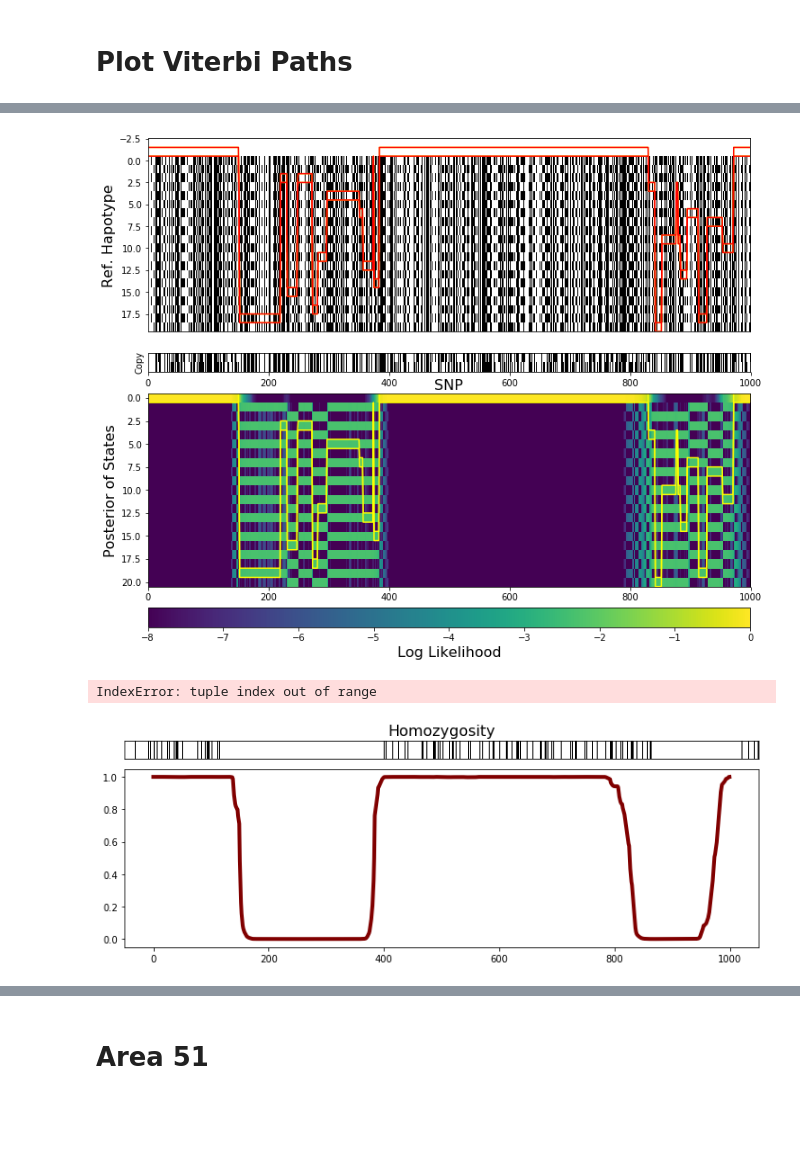
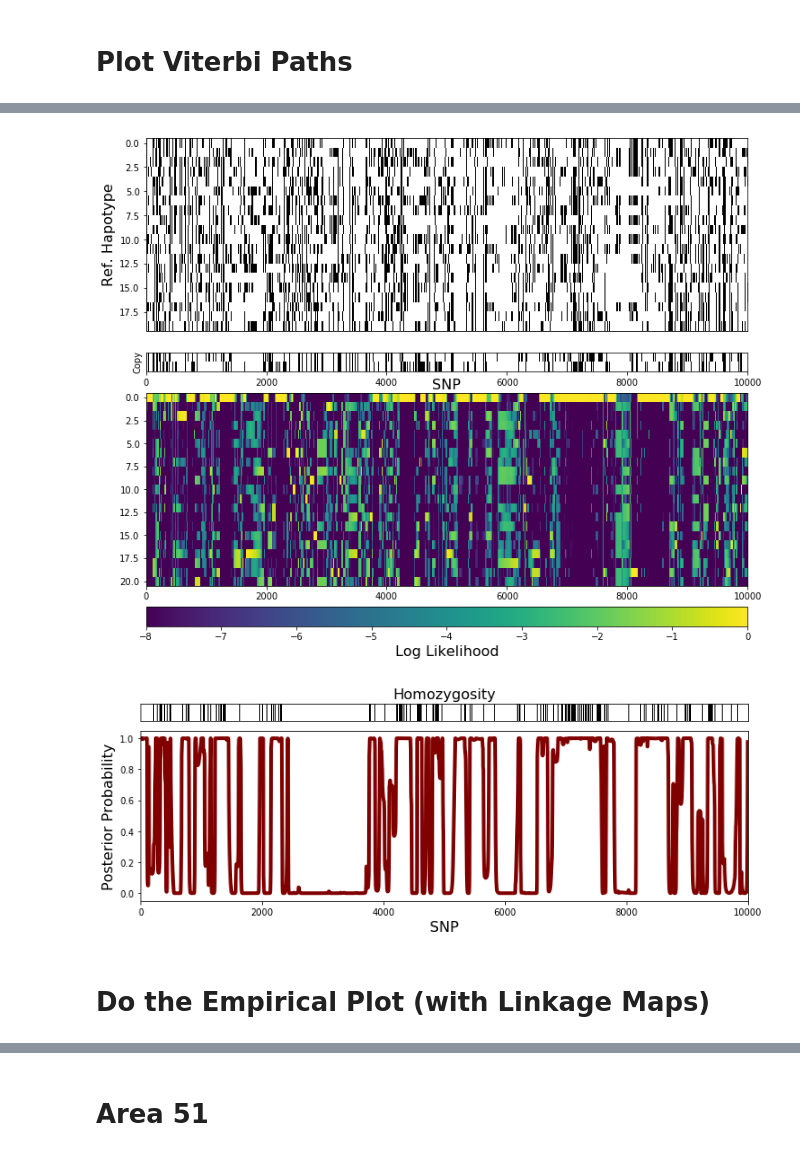
Before and after one commit to hringbauer/hapROH, a Jupyter notebook: Notebooks/figures.ipynb, the cells around one changed output, grey strips where cells are left out. Cells and saved outputs as stored; diff of their text form; code cells hidden in the pictures; blank space fills up the shorter version.

Commit message:
First Real Data Analysis

```diff
--- a/Notebooks/figures.ipynb
+++ b/Notebooks/figures.ipynb
@@ -77,8 +81,12 @@ Successfully loaded Data from: ../Simulated/TestMVN2Copy/
 # %%
-def plot_posterior(folder = "../Simulated/Test20r/", save=True):
-    """Plot Viterbi Path of Haplotype copying"""
-    ref_states, ob_stat, lats, viterbi_path, posterior = load_data(folder=folder)
+def plot_posterior(folder = "../Simulated/Test20r/", save=True, empirical=False):
+    """Plot Viterbi Path of Haplotype copying.
+    save: Whether to save the results.
+    empirical: If true, do not load and plot latent states"""
+    ref_states, ob_stat, lats, viterbi_path, posterior = load_data(folder, empirical)
 
+    if empirical == True:
+        refs = np.array([refs[i,:] != refs[0,:] for i in range(len(refs))])  # Polarize Markers
 
     ###########################
     ###########################
@@ -98,10 +106,11 @@ def plot_posterior(folder = "../Simulated/Test20r/", save=True):
     ax3 = plt.subplot(gs[3])
 
     ax.imshow(ref_states, cmap='Greys',  aspect='auto')
-    ax.plot(lats[:] - 1.5, linewidth=1.5, color="yellow", label="Latent State1") # Plot upper Boarder
-    ax.plot(lats[:] - 0.5, linewidth=1.5, color="yellow") # Plot lower boarder
-    ax.plot(lats[:] - 1.5, linewidth=1.5, color="red", label="Latent State2") # Plot upper Boarder
-    ax.plot(lats[:] - 0.5, linewidth=1.5, color="red") # Plot lower boarder
+    if empirical == False:
+        ax.plot(lats[:] - 1.5, linewidth=1.5, color="yellow", label="Latent State1") # Plot upper Boarder
+        ax.plot(lats[:] - 0.5, linewidth=1.5, color="yellow") # Plot lower boarder
+        ax.plot(lats[:] - 1.5, linewidth=1.5, color="red", label="Latent State2") # Plot upper Boarder
+        ax.plot(lats[:] - 0.5, linewidth=1.5, color="red") # Plot lower boarder
 
     ax.set_ylabel("Ref. Hapotype",fontsize=fs)
     #ax.axhline(-.3)
@@ -120,12 +129,14 @@ def plot_posterior(folder = "../Simulated/Test20r/", save=True):
 
     # Do the Posterior:
     ax2.imshow(posterior, aspect='auto', cmap=cmap, norm=norm)
-    ax2.plot(lats[:] - 0.5, linewidth=1.5, color="yellow", label="Latent State1") # Plot upper Boarder
-    ax2.plot(lats[:] + 0.5, linewidth=1.5, color="yellow") # Plot lower boarder
-    #ax2.plot(lats[1,:] - 0.5, linewidth=1.5, color="red", label="Latent State2") # Plot upper Boarder
-    #ax2.plot(lats[1,:] + 0.5, linewidth=1.5, color="red") # Plot lower boarder
-    #ax2.plot(viterbi_path-1.0, linewidth=4, color="blue", label="Viterbi Path")x2.plot(viterbi_path-1.0, linewidth=4, color="blue", label="Viterbi Path")
-    ax2.set_ylabel("Posterior of States", fontsize=fs)
+
+    if empirical == False:
+        ax2.plot(lats[:] - 0.5, linewidth=1.5, color="yellow", label="Latent State1") # Plot upper Boarder
+        ax2.plot(lats[:] + 0.5, linewidth=1.5, color="yellow") # Plot lower boarder
+        #ax2.plot(lats[1,:] - 0.5, linewidth=1.5, color="red", label="Latent State2") # Plot upper Boarder
+        #ax2.plot(lats[1,:] + 0.5, linewidth=1.5, color="red") # Plot lower boarder
+        #ax2.plot(viterbi_path-1.0, linewidth=4, color="blue", label="Viterbi Path")x2.plot(viterbi_path-1.0, linewidth=4, color="blue", label="Viterbi Path")
+        ax2.set_ylabel("Posterior of States", fontsize=fs)
 
     ### Color Map
     cb1 = clb.ColorbarBase(ax3, cmap=cmap,
@@ -161,10 +172,9 @@ def plot_posterior(folder = "../Simulated/Test20r/", save=True):
     ax.set_yticks([])
     ax.set_title("Homozygosity", fontsize=fs)
 
-
     ax1.plot(np.exp(posterior[0,:]), linewidth=4, color="maroon", label="State 0")
     #ax1.legend(fontsize=fs, loc="lower center")
-    ax1.set_xlim(0, np.shape(lats)[1])
+    ax1.set_xlim(0, np.shape(posterior)[1])
     ax1.set_ylabel("Posterior Probability", fontsize=fs)
     ax1.set_xlabel("SNP", fontsize=fs)
 
@@ -173,5 +183,6 @@ def plot_posterior(folder = "../Simulated/Test20r/", save=True):
 
     plt.show()
 # %%
-plot_posterior(folder = "../Simulated/Test2r/", save=True)
+#plot_posterior(folder = "../Simulated/Test2r/", save=True)
+plot_posterior(folder = "../Empirical/Sard20_0-10kROH/", save=True, empirical=True)
 # %% [output]
@@ -179,3 +190,4 @@ Successfully loaded Data from: ../Simulated/Test2r/
-[figure, old version]
+[figure, new version]
-IndexError: tuple index out of range
-[figure, old version]
+[figure, new version]
+# %% [markdown]
+# Do the Empirical Plot (with Linkage Maps)
```
Also changed, not shown: parts of 9 cells of this notebook, 25 other files.
